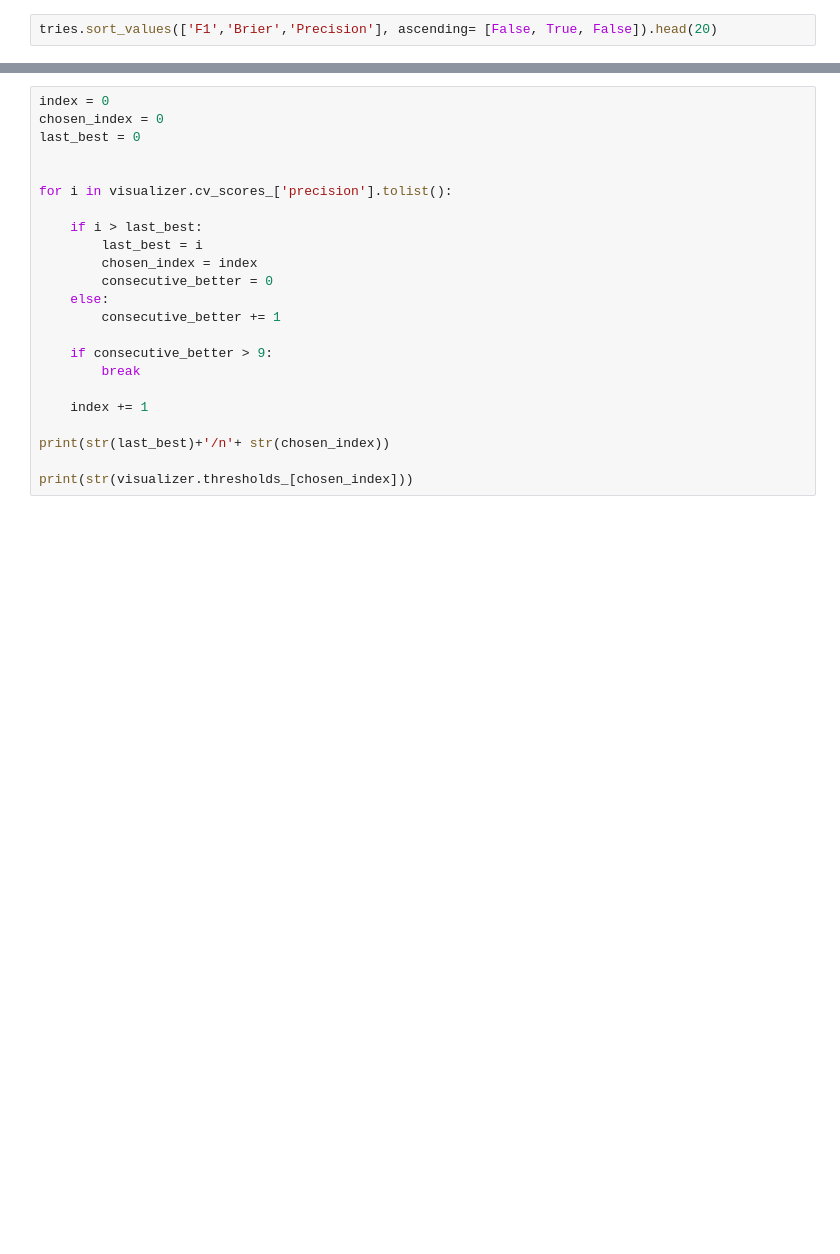
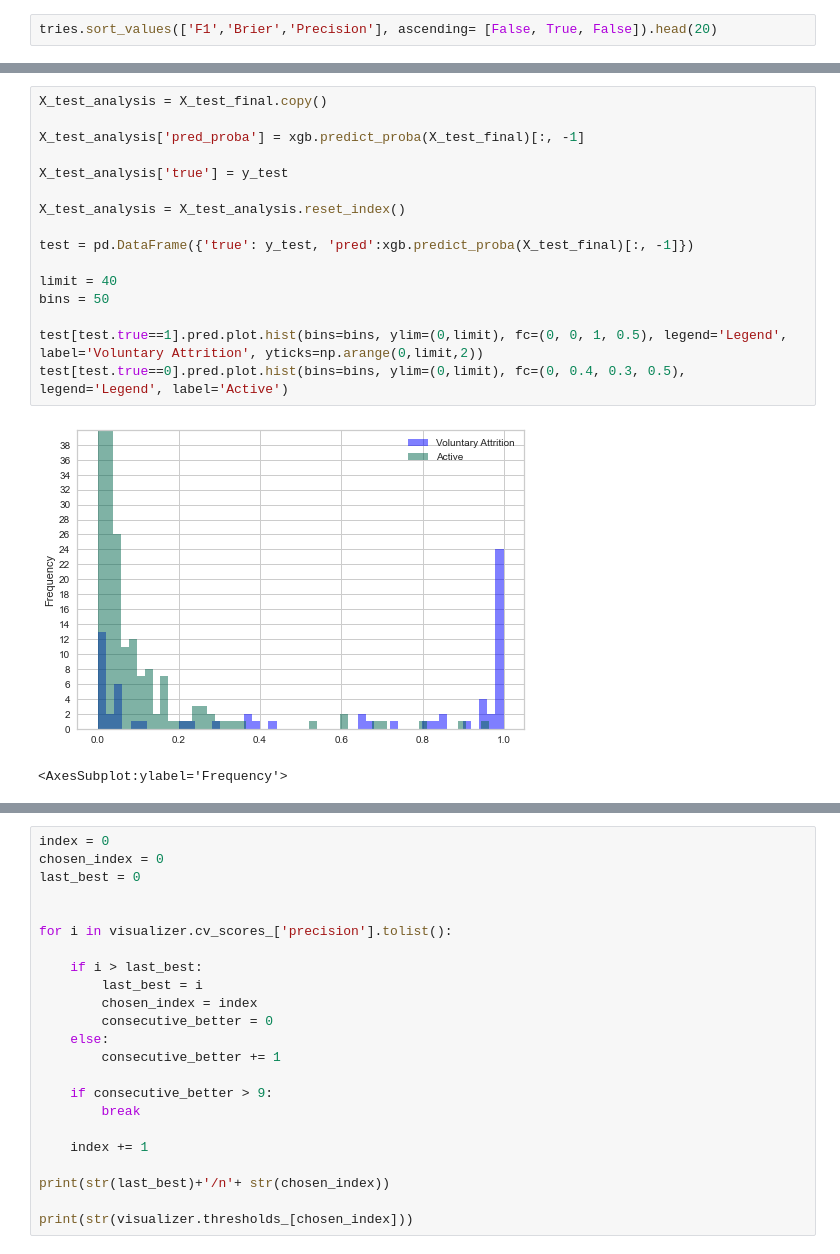
Before and after one commit to Gabrielteixeira2004/Turnover, a Jupyter notebook: Turnover.ipynb, the cells around one changed output, grey strips where cells are left out. Saved outputs shown, nothing was run; the diff lists cells and outputs as text; blank space fills up the shorter version.

```diff
--- a/Turnover.ipynb
+++ b/Turnover.ipynb
@@ -647,0 +901,19 @@ xgb = XGBClassifier(use_label_encoder=False, verbosity=0, random_state=42, **par
+# %%
+X_test_analysis = X_test_final.copy()
+
+X_test_analysis['pred_proba'] = xgb.predict_proba(X_test_final)[:, -1]
+
+X_test_analysis['true'] = y_test
+
+X_test_analysis = X_test_analysis.reset_index()
+
+test = pd.DataFrame({'true': y_test, 'pred':xgb.predict_proba(X_test_final)[:, -1]})
+
+limit = 40
+bins = 50
+
+test[test.true==1].pred.plot.hist(bins=bins, ylim=(0,limit), fc=(0, 0, 1, 0.5), legend='Legend', label='Voluntary Attrition', yticks=np.arange(0,limit,2))
+test[test.true==0].pred.plot.hist(bins=bins, ylim=(0,limit), fc=(0, 0.4, 0.3, 0.5), legend='Legend', label='Active')
+# %% [output]
+[figure, added]
+<AxesSubplot:ylabel='Frequency'>
```
Also changed, not shown: parts of 54 cells of this notebook.
